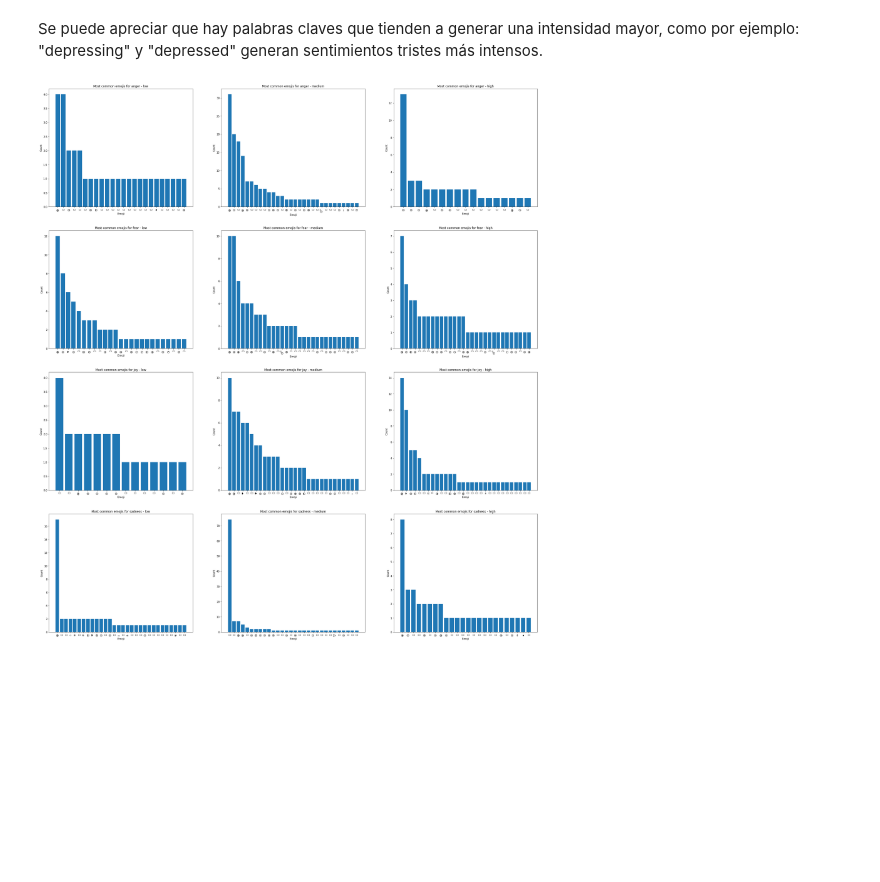
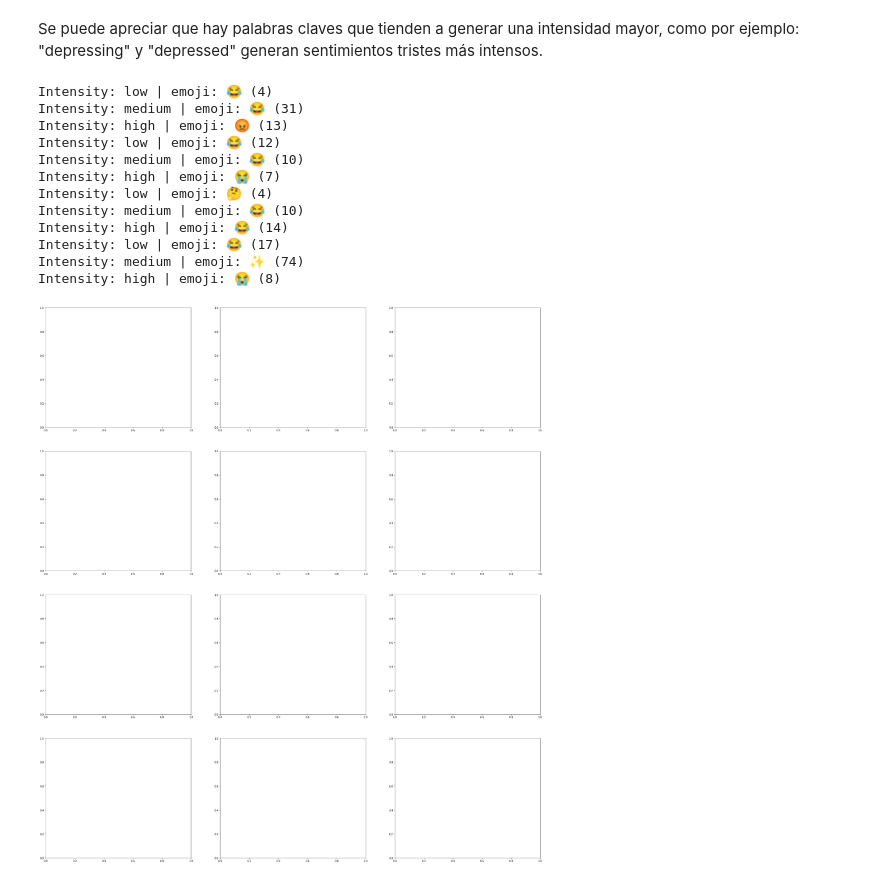
Before and after one commit to Keviinplz/nlp-comp1, a Jupyter notebook: data-exploration.ipynb, the cells around one changed output. Cells and saved outputs as stored; diff of their text form; code cells hidden in the pictures; blank space fills up the shorter version.

```diff
--- a/data-exploration.ipynb
+++ b/data-exploration.ipynb
@@ -55,12 +55,10 @@ def extract_emoji_count_from_tweet(*, tweet: str) -> Dict[str, int]:
 def get_most_common_words(*, df: pd.DataFrame, intensity: Optional[str] = None, max_words: int = 30) -> Dict[str, int]:
     """ Obtains a dict with most common words founded in given dataset """
     stop_words = set(stopwords.words('english'))
-    lemmatizer = WordNetLemmatizer()
     words = []
     df = df[df['sentiment_intensity'] == intensity] if intensity is not None else df
     for row in df.iterrows():
         words.extend(tokenizer.tokenize(row[1]['tweet']))
-    words = [lemmatizer.lemmatize(word.lower()) for word in words if word.isalpha()]
     words = [word for word in words if word not in stop_words]
     words_count = {}
     for word in words:
@@ -193,0 +193,10 @@ for i, (feeling, df) in enumerate(train.items()):
+# %%
+# Plot most common words by class, graphing each class separately in a 3 column bar chart by intensity
+from typing import List
+import matplotlib.pyplot as plt
+
+intensities: List[str] = ["low", "medium", "high"]
+for i, (feeling, df) in enumerate(train.items()):
+    for j, intensity in enumerate(intensities):
+        words_count = get_most_common_words(df=df, intensity=intensity)
+        print(f"{intensity} ({feeling}): {list(words_count.keys())})\n")
@@ -197,19 +224,35 @@ Se puede apreciar que hay palabras claves que tienden a generar una intensidad m
 # %%
 # Studying if there is a correlation between the use of emojis and the sentiment intensity
 from typing import List
 import matplotlib.pyplot as plt
 
 
 intensities: List[str] = ["low", "medium", "high"]
 fig, axes = plt.subplots(nrows=len(train), ncols=len(intensities), figsize=(35,40))
 for i, (feeling, df) in enumerate(train.items()):
     for j, intensity in enumerate(intensities):
         emojis_count = get_most_common_emojis(df=df, intensity=intensity)
+        print(f"Intensity: {intensity} | emoji: {max(emojis_count, key=emojis_count.get)} ({emojis_count[max(emojis_count, key=emojis_count.get)]})")
+
+        """
         axes[i, j].bar(range(len(emojis_count)), [emojis_count[word] for word in emojis_count], align='center')
         axes[i, j].set_title(f'Most common emojis for {feeling} - {intensity}')
         axes[i, j].set_xlabel('Emoji')
         axes[i, j].set_ylabel('Count')
         axes[i, j].set_xticks(range(len(emojis_count)))
         axes[i, j].set_xticklabels([word for word in emojis_count], rotation=90, fontname="Segoe UI Emoji")
+        """
 # %% [output]
+Intensity: low | emoji: 😂 (4)
+Intensity: medium | emoji: 😂 (31)
+Intensity: high | emoji: 😡 (13)
+Intensity: low | emoji: 😂 (12)
+Intensity: medium | emoji: 😂 (10)
+Intensity: high | emoji: 😭 (7)
+Intensity: low | emoji: 🤔 (4)
+Intensity: medium | emoji: 😂 (10)
+Intensity: high | emoji: 😂 (14)
+Intensity: low | emoji: 😂 (17)
+Intensity: medium | emoji: ✨ (74)
+Intensity: high | emoji: 😭 (8)
-[figure, old version]
+[figure, new version]
```
Also changed, not shown: parts of 5 cells of this notebook, 1 other file.
